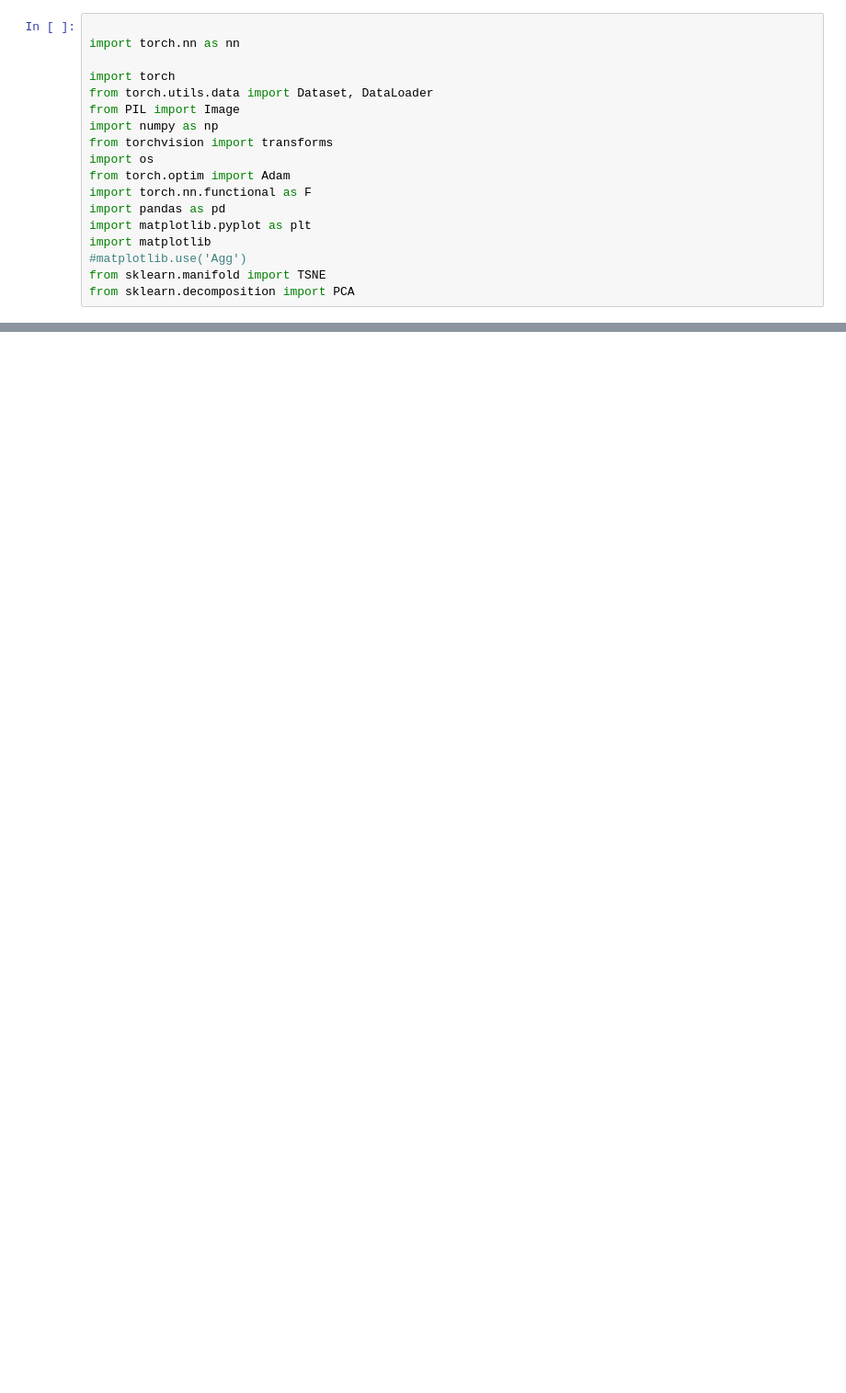
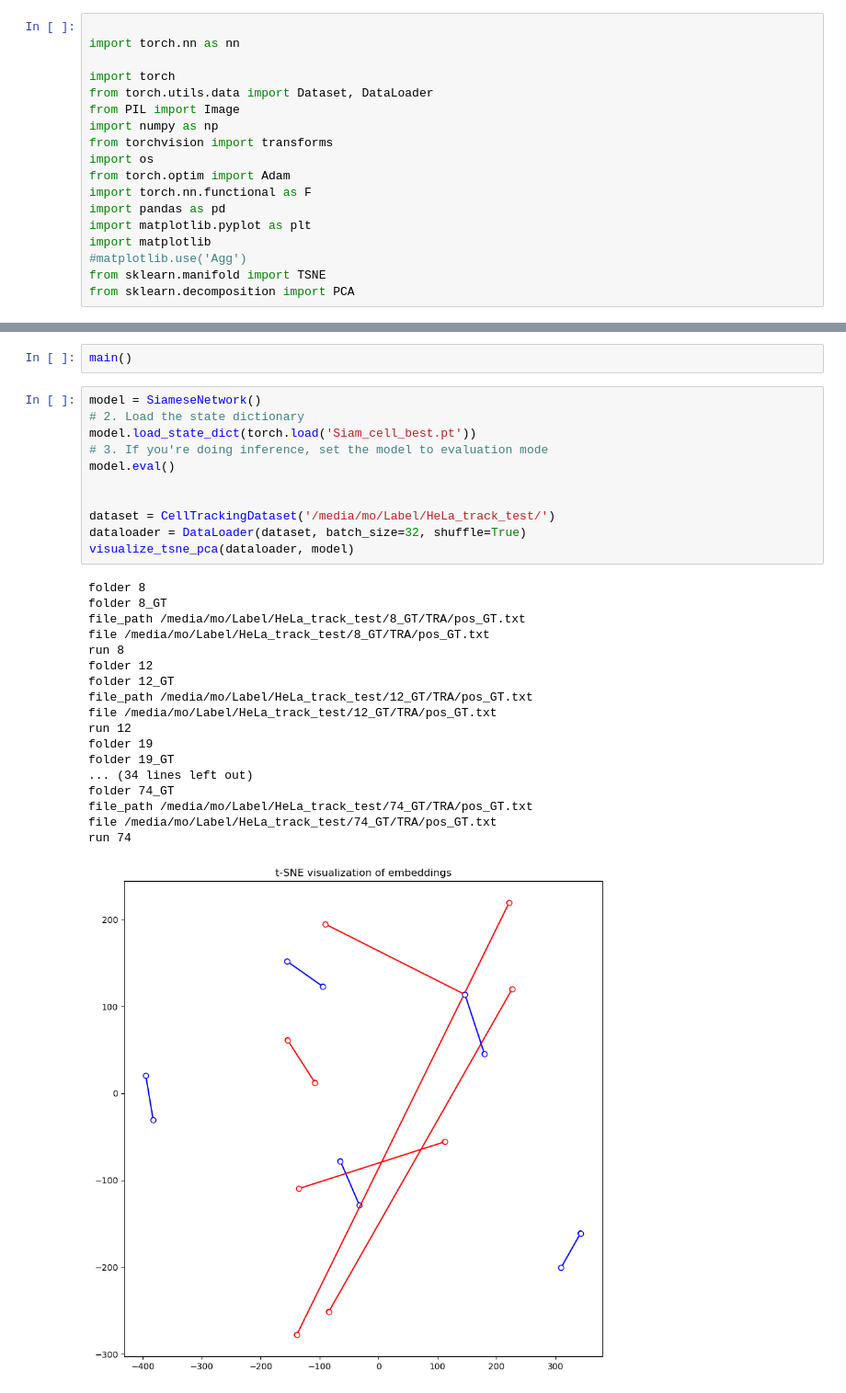
Before and after one commit to mosturm/IWR_CellTrack, a Jupyter notebook: Siamese.ipynb, the cells around one changed output, grey strips where cells are left out. Shown at 92% size. Drawn from its saved outputs; the diff is of its cells as text; blank space fills up the shorter version.

```diff
--- a/Siamese.ipynb
+++ b/Siamese.ipynb
@@ -378,0 +423,32 @@ visualize_tsne_pca(dataloader, model)
+# %%
+main()
+# %%
+model = SiameseNetwork()
+# 2. Load the state dictionary
+model.load_state_dict(torch.load('Siam_cell_best.pt'))
+# 3. If you're doing inference, set the model to evaluation mode
+model.eval()
+
+
+dataset = CellTrackingDataset('/media/mo/Label/HeLa_track_test/')
+dataloader = DataLoader(dataset, batch_size=32, shuffle=True)
+visualize_tsne_pca(dataloader, model)
+# %% [output]
+folder 8
+folder 8_GT
+file_path /media/mo/Label/HeLa_track_test/8_GT/TRA/pos_GT.txt
+file /media/mo/Label/HeLa_track_test/8_GT/TRA/pos_GT.txt
+run 8
+folder 12
+folder 12_GT
+file_path /media/mo/Label/HeLa_track_test/12_GT/TRA/pos_GT.txt
+file /media/mo/Label/HeLa_track_test/12_GT/TRA/pos_GT.txt
+run 12
+folder 19
+folder 19_GT
+... (34 lines left out)
+folder 74_GT
+file_path /media/mo/Label/HeLa_track_test/74_GT/TRA/pos_GT.txt
+file /media/mo/Label/HeLa_track_test/74_GT/TRA/pos_GT.txt
+run 74
+[figure, added]
```
Also changed, not shown: parts of 5 cells of this notebook, 4 other files.
